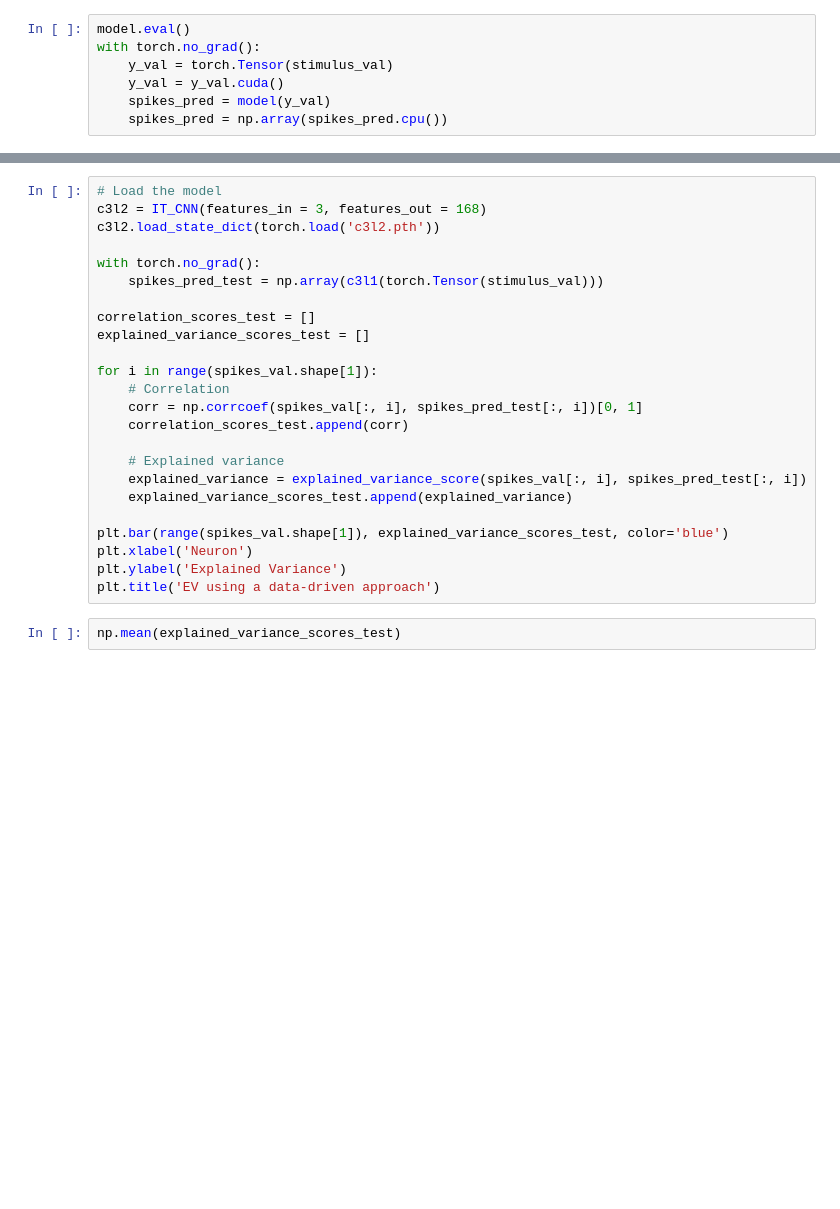
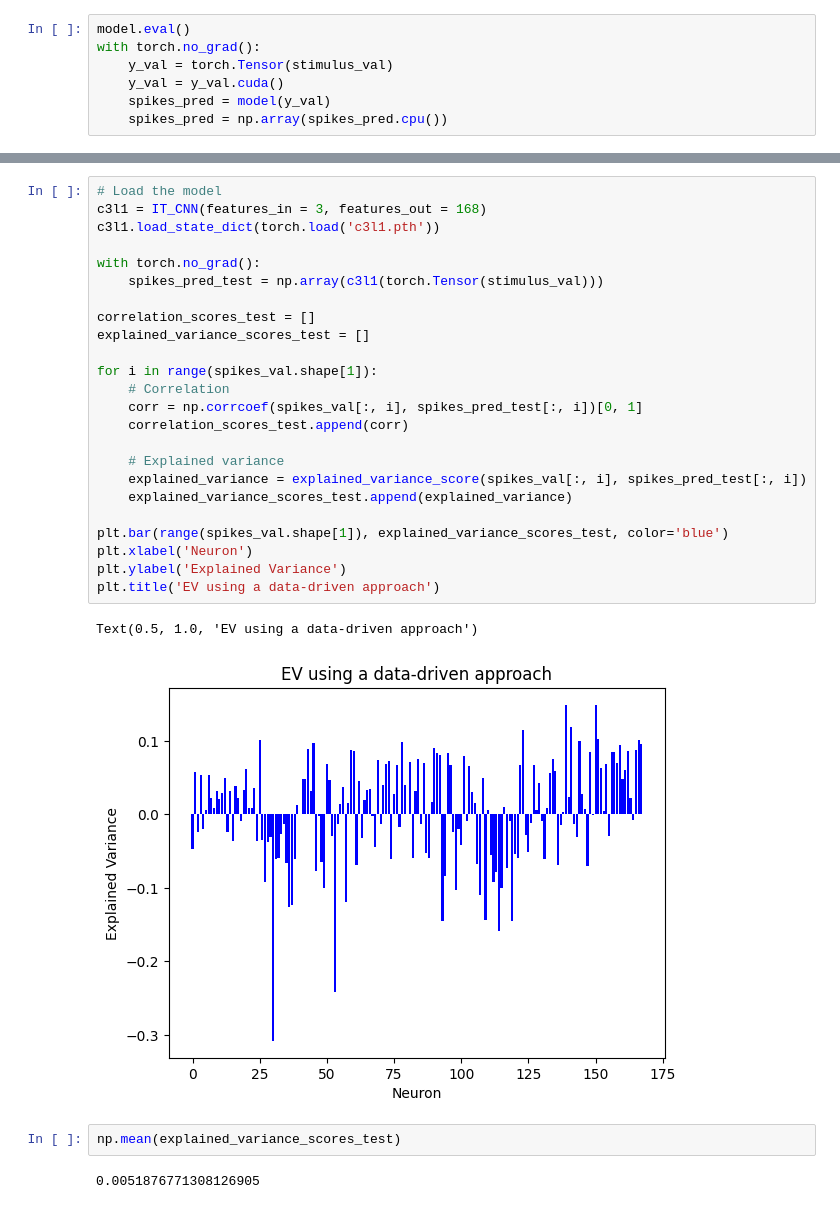
Before and after one commit to barbaragrosjean/Brain_like_mini_project, a Jupyter notebook: week7.ipynb, the cells around one changed output, grey strips where cells are left out. Drawn from its saved outputs; the diff is of its cells as text; blank space fills up the shorter version.

```diff
--- a/week7.ipynb
+++ b/week7.ipynb
@@ -526,29 +571,34 @@ np.mean(correlation_scores)
 # %%
 # Load the model
-c3l2 = IT_CNN(features_in = 3, features_out = 168)
-c3l2.load_state_dict(torch.load('c3l2.pth'))
+c3l1 = IT_CNN(features_in = 3, features_out = 168)
+c3l1.load_state_dict(torch.load('c3l1.pth'))
 
 with torch.no_grad():
     spikes_pred_test = np.array(c3l1(torch.Tensor(stimulus_val)))
 
 correlation_scores_test = []
 explained_variance_scores_test = []
 
 for i in range(spikes_val.shape[1]):
     # Correlation
     corr = np.corrcoef(spikes_val[:, i], spikes_pred_test[:, i])[0, 1]
     correlation_scores_test.append(corr)
 
     # Explained variance
     explained_variance = explained_variance_score(spikes_val[:, i], spikes_pred_test[:, i])
     explained_variance_scores_test.append(explained_variance)
 
 plt.bar(range(spikes_val.shape[1]), explained_variance_scores_test, color='blue')
 plt.xlabel('Neuron')
 plt.ylabel('Explained Variance')
 plt.title('EV using a data-driven approach')
+# %% [output]
+Text(0.5, 1.0, 'EV using a data-driven approach')
+[figure, added]
 # %%
 np.mean(explained_variance_scores_test)
+# %% [output]
+0.0051876771308126905
 # %%
 plt.bar(range(spikes_val.shape[1]), correlation_scores_test, color='blue')
 plt.xlabel('Neuron')
```
Also changed, not shown: parts of 15 cells of this notebook.
